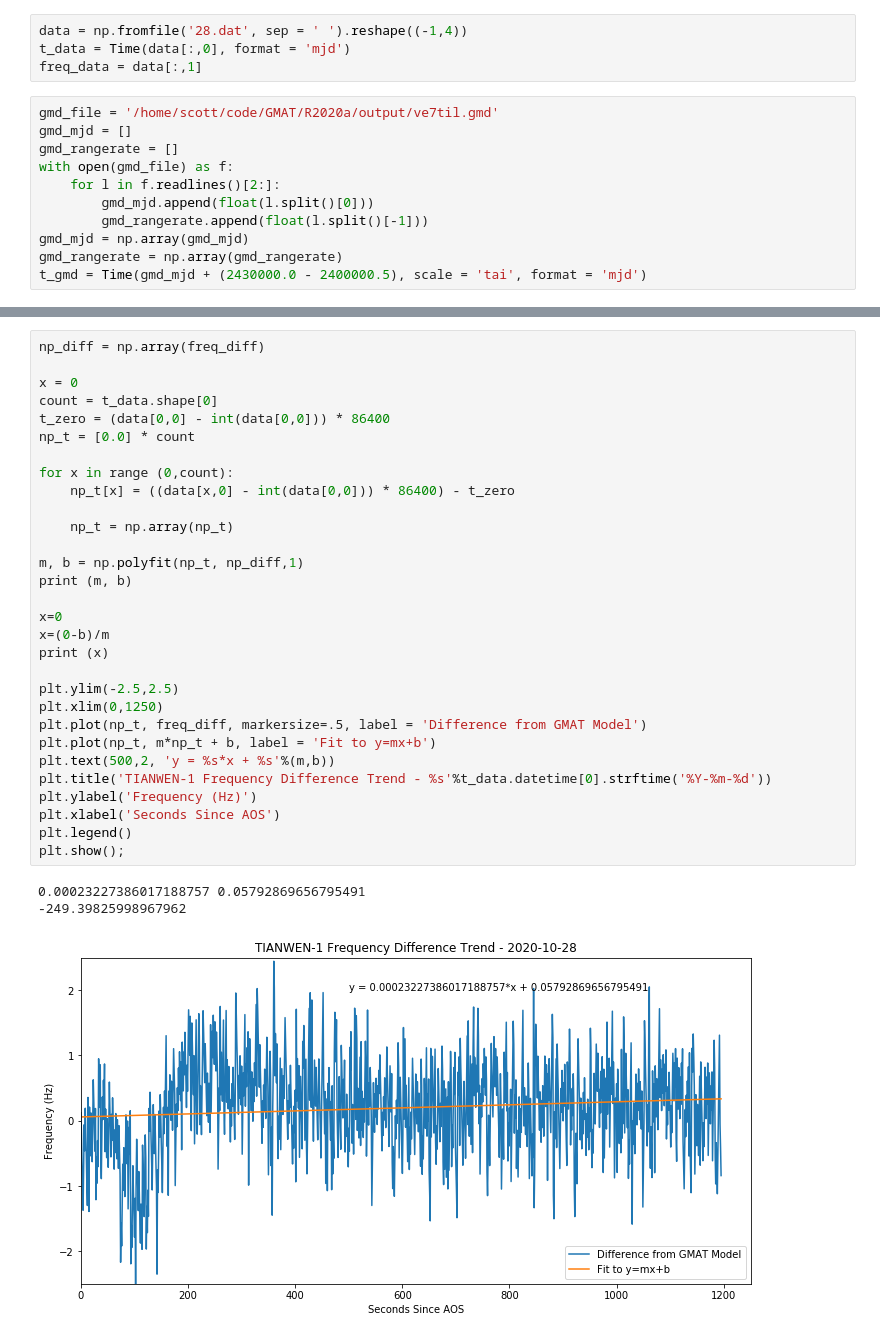
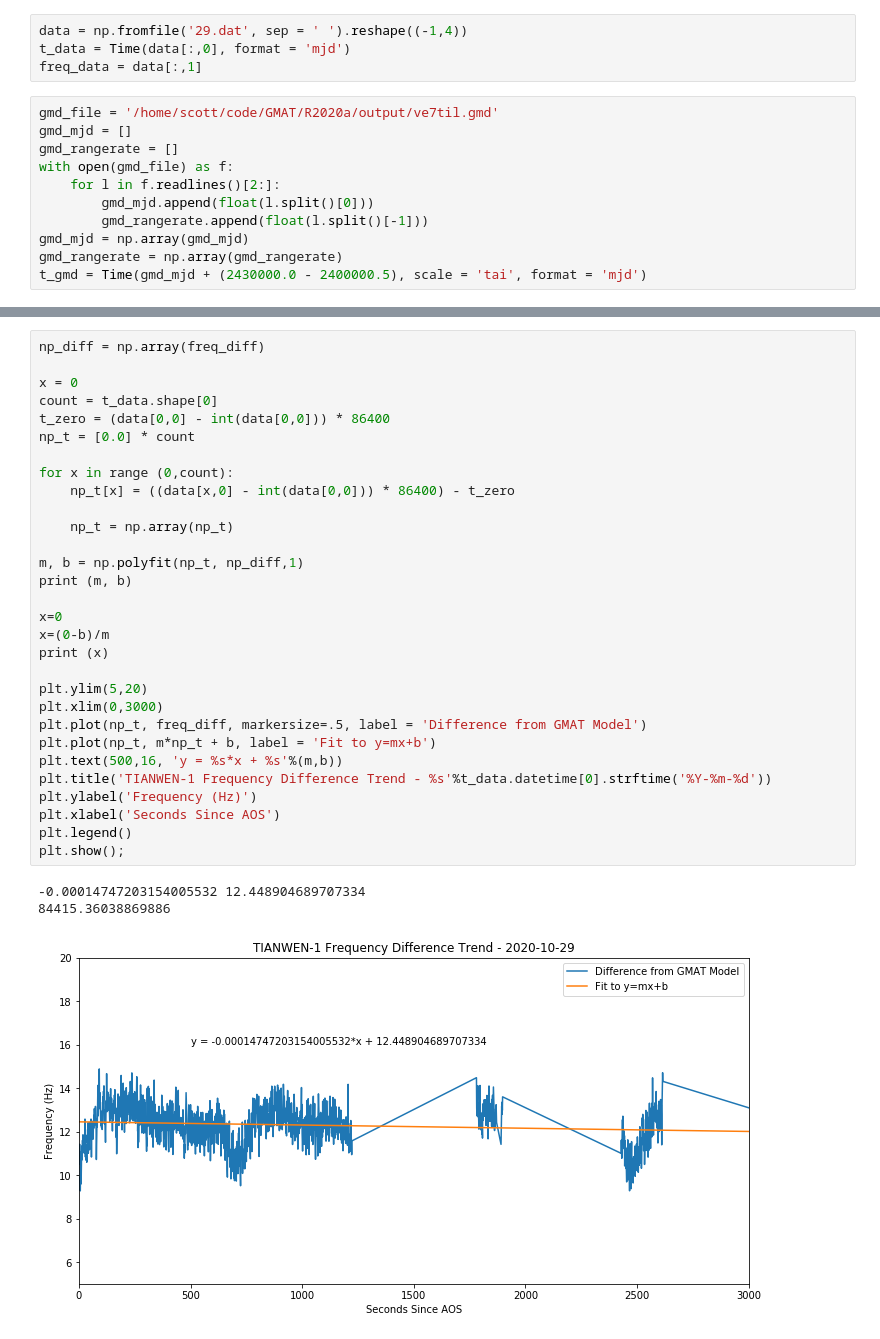
Before and after one commit to ScottTilley/tianwen1, a Jupyter notebook: Doppler_study.ipynb, the cells around one changed output, grey strips where cells are left out. Drawn from its saved outputs; the diff is of its cells as text.

```diff
--- a/Doppler_study.ipynb
+++ b/Doppler_study.ipynb
@@ -15,7 +15,7 @@ plt.rcParams['figure.facecolor'] = 'w'
 #f_carrier = 8431.0165302617e6 before GPSDO software change, average of Oct 11-17th.
 f_carrier = 8431.01653051e6
 # %%
-data = np.fromfile('28.dat', sep = ' ').reshape((-1,4))
+data = np.fromfile('29.dat', sep = ' ').reshape((-1,4))
 t_data = Time(data[:,0], format = 'mjd')
 freq_data = data[:,1]
 # %%
@@ -46,37 +58,37 @@ sum(freq_diff) / len(freq_diff)
 # %%
 np_diff = np.array(freq_diff)
 
 x = 0
 count = t_data.shape[0]
 t_zero = (data[0,0] - int(data[0,0])) * 86400
 np_t = [0.0] * count
 
 for x in range (0,count):
     np_t[x] = ((data[x,0] - int(data[0,0])) * 86400) - t_zero
 
     np_t = np.array(np_t)
 
 m, b = np.polyfit(np_t, np_diff,1)
 print (m, b)
 
 x=0
 x=(0-b)/m
 print (x)
 
-plt.ylim(-2.5,2.5)
-plt.xlim(0,1250)
+plt.ylim(5,20)
+plt.xlim(0,3000)
 plt.plot(np_t, freq_diff, markersize=.5, label = 'Difference from GMAT Model')
 plt.plot(np_t, m*np_t + b, label = 'Fit to y=mx+b')
-plt.text(500,2, 'y = %s*x + %s'%(m,b))
+plt.text(500,16, 'y = %s*x + %s'%(m,b))
 plt.title('TIANWEN-1 Frequency Difference Trend - %s'%t_data.datetime[0].strftime('%Y-%m-%d'))
 plt.ylabel('Frequency (Hz)')
 plt.xlabel('Seconds Since AOS')
 plt.legend()
 plt.show();
 # %% [output]
-0.00023227386017188757 0.05792869656795491
--249.39825998967962
+-0.00014747203154005532 12.448904689707334
+84415.36038869886
-[figure, old version]
+[figure, new version]
 # %%
 plt.plot(t_data.datetime,freq_data,'.' ,markersize=10, alpha=2, label = 'VE7TIL data')
 plt.plot(t_data.datetime, freq_gmat, '.',markersize=1,alpha=1,label = 'GMAT Model')
```
Also changed, not shown: parts of 4 cells of this notebook, 3 other files.
